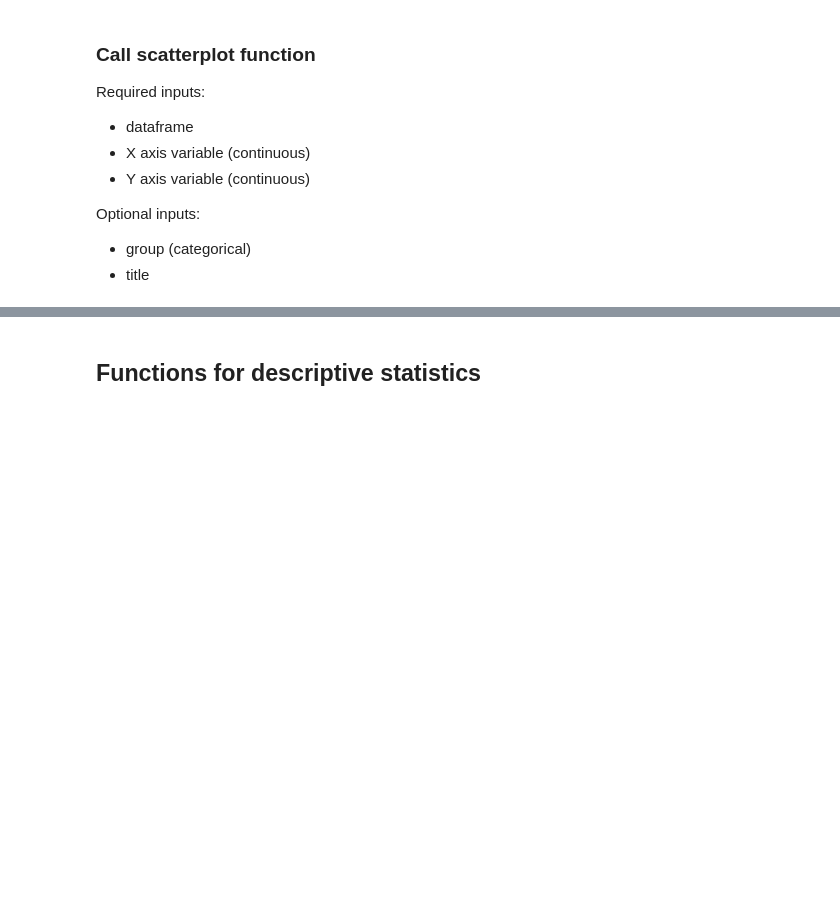
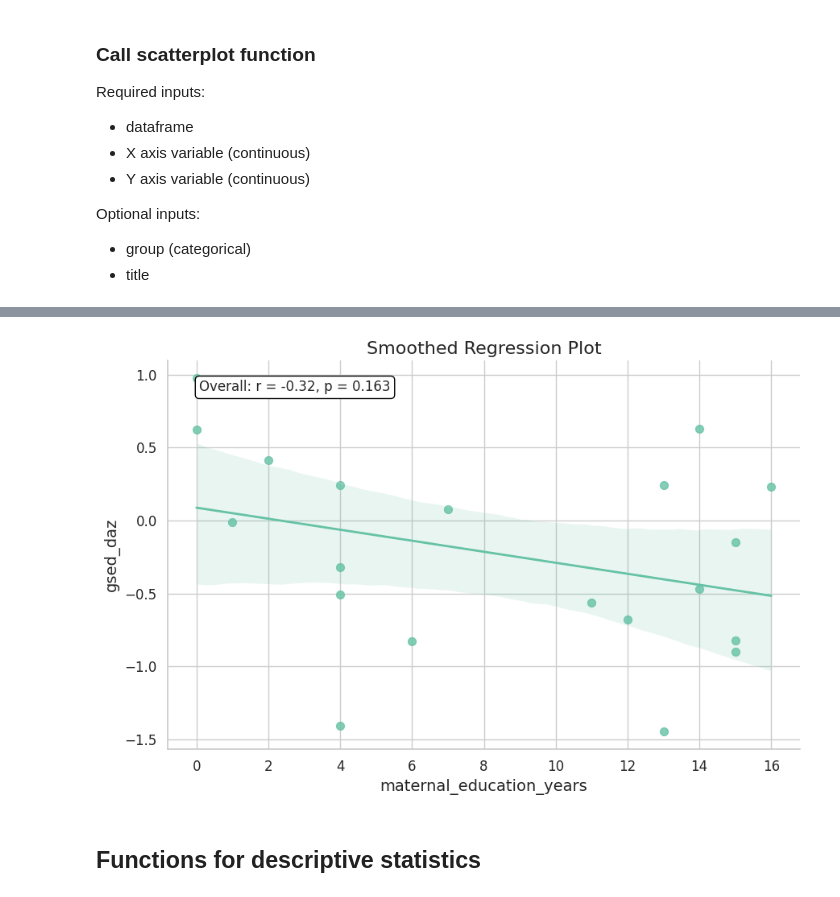
Before and after one commit to UNITY-Physics/fw-notebooks, a Jupyter notebook: analysis_notebook_template.ipynb, the cells around one changed output, grey strips where cells are left out. Drawn from its saved outputs; the diff is of its cells as text; code cells hidden in the pictures; blank space fills up the shorter version.

```diff
--- a/analysis_notebook_template.ipynb
+++ b/analysis_notebook_template.ipynb
@@ -333,3 +367,7 @@ unity_scatterplot(df, x_axis='age', y_axis='total intracranial', group='sex', ti
+# %%
+unity_scatterplot(combined_df, x_axis='maternal_education_years', y_axis='gsed_daz', title='Smoothed Regression Plot')
+# %% [output]
+[figure, added]
 # %% [markdown]
 ## Functions for descriptive statistics
 # %%
```
Also changed, not shown: parts of 12 cells of this notebook, 1 other file.
